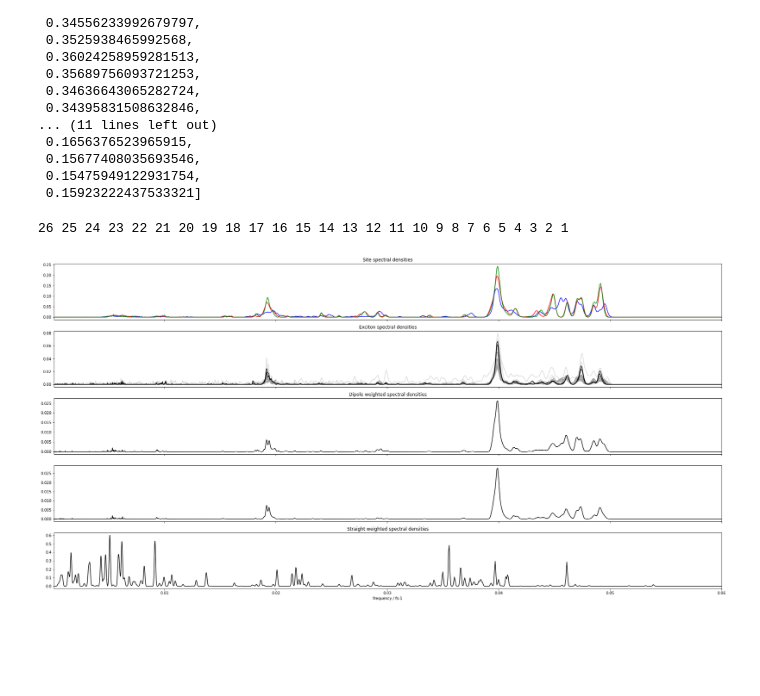
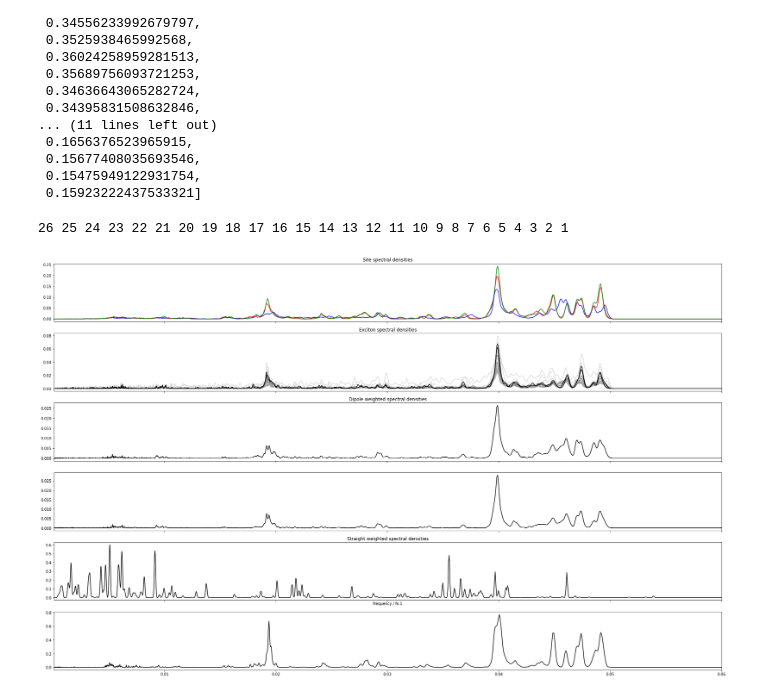
Before and after one commit to Oliver-Feighan/SpectralDensity, a Jupyter notebook: notebooks/chl_xtb.ipynb, the cells around one changed output. Cells and saved outputs as stored; diff of their text form; code cells hidden in the pictures; blank space fills up the shorter version.

Commit message:
analyse ether, start on moving average to clear up noise

```diff
--- a/notebooks/chl_xtb.ipynb
+++ b/notebooks/chl_xtb.ipynb
@@ -177,7 +175,7 @@ weight
  0.15475949122931754,
  0.15923222437533321]
 # %%
-fig, ax = plt.subplots(5, 1, sharex=True)
+fig, ax = plt.subplots(6, 1, sharex=True)
 
 start, end = 1e-4, 6e-2
 num = 3500
@@ -217,32 +215,42 @@ avg_by_probability = np.average(LHII["exciton_energies"], axis=1, weights = sphe
 spectral_density.broadened_spectral_density(avg_by_probability, dt, ax[2], 0.0025, p_range=p_range)
 
 ax[2].set_title("Dipole weighted spectral densities")
 
 
 #Average
 avg_no_weight = np.average(LHII["exciton_energies"], axis=1)
 spectral_density.broadened_spectral_density(avg_no_weight, dt, ax[3], 0.0025, p_range=p_range)
 
 ax[4].set_title("Straight weighted spectral densities")
 
+
+#Huang-Rhys factors
 import json
 with open("../data/hessians/huang_rhys.json") as hr_json:
     res = json.load(hr_json)
 
 hrfs = [res[x]["hrf"] for x in res.keys()]
 wavenumbers = [res[x]["wavenumber"] for x in res.keys()]
 freqs = [res[x]["frequency"] for x in res.keys()]
 
 hrf_broadening = spectral_density.gaussians_static_broadening(hrfs, freqs, 0.00006, 0)
 spectral_density.plot_gaussians(hrf_broadening, 0.6, ax[4], p_range=p_range)
 ax[4].set_xlabel("frequency / fs-1")
 
+
+#Ether
+ether_dat = np.concatenate((np.load("../data/ether_chl_xtb/excitation_energies_0_4999.npy"),
+                      np.load("../data/ether_chl_xtb/excitation_energies_5000_9999.npy"))
+)
+
+spectral_density.broadened_spectral_density(ether_dat, dt, ax[5], 0.0025, p_range=p_range)
+
 #ax[0].set_xscale('log')
 #ax[1].set_xscale('log')
 #ax[2].set_xscale('log')
 #ax[3].set_xscale('log')
 
-fig.set_size_inches(32, 16)
+fig.set_size_inches(32, 20)
 # %% [output]
 26 25 24 23 22 21 20 19 18 17 16 15 14 13 12 11 10 9 8 7 6 5 4 3 2 1
-[figure, old version]
+[figure, new version]
```
Also changed, not shown: parts of 1 cell of this notebook, 4 other files.
